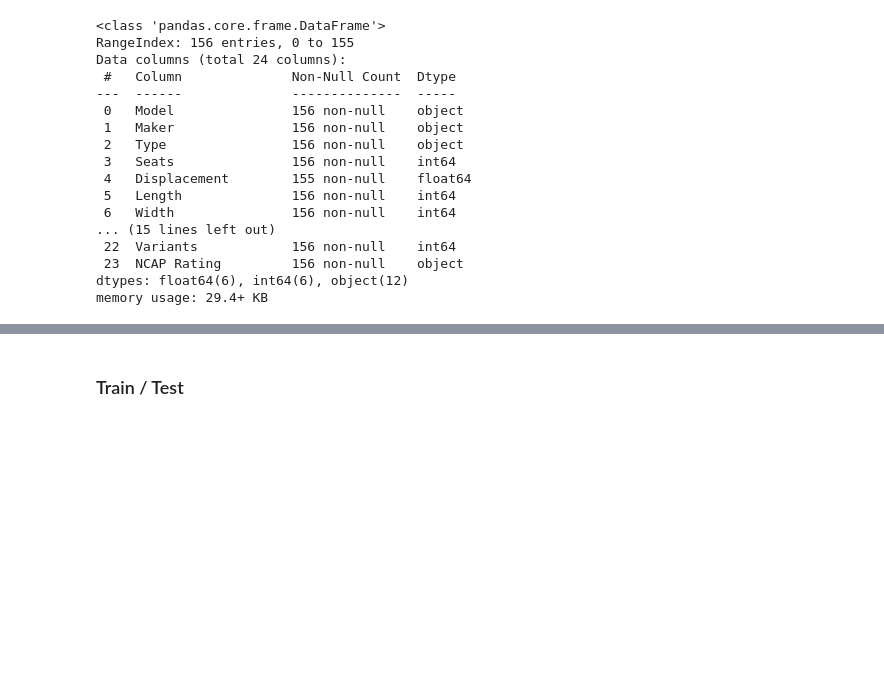
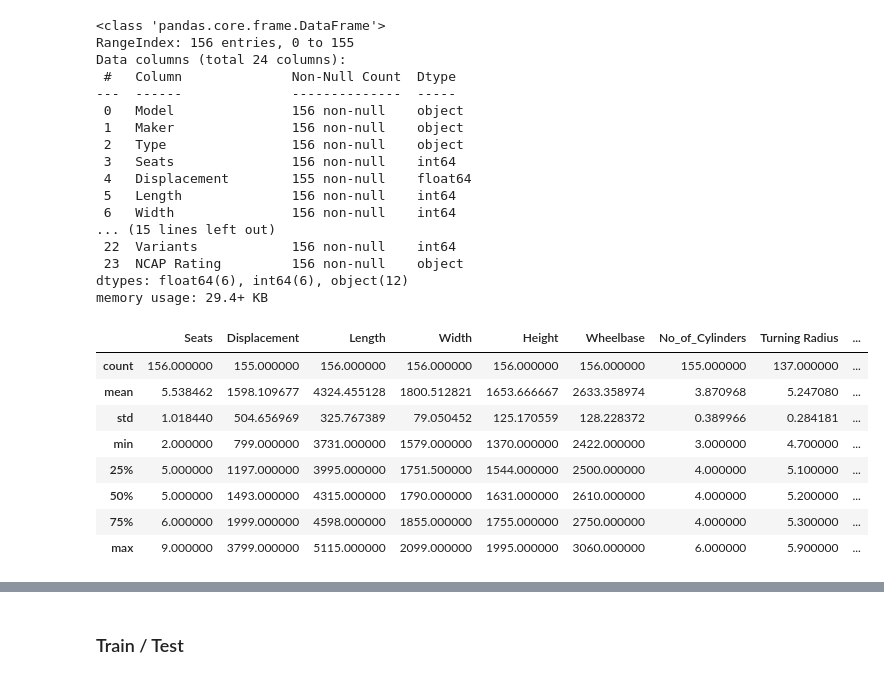
Before and after one commit to carloscalage/advanced_ai, a Jupyter notebook: decision_tree.ipynb, the cells around one changed output, grey strips where cells are left out. Saved outputs shown, nothing was run; the diff lists cells and outputs as text; code cells hidden in the pictures; blank space fills up the shorter version.

```diff
--- a/decision_tree.ipynb
+++ b/decision_tree.ipynb
@@ -210,3 +210,15 @@ Data columns (total 24 columns):
  23  NCAP Rating         156 non-null    object
 dtypes: float64(6), int64(6), object(12)
 memory usage: 29.4+ KB
+# %%
+df.describe()
+# %% [output]
+|  | Seats | Displacement | Length | Width | Height | Wheelbase | No_of_Cylinders | Turning Radius | ... |
+| count | 156.000000 | 155.000000 | 156.000000 | 156.000000 | 156.000000 | 156.000000 | 155.000000 | 137.000000 | ... |
+| mean | 5.538462 | 1598.109677 | 4324.455128 | 1800.512821 | 1653.666667 | 2633.358974 | 3.870968 | 5.247080 | ... |
+| std | 1.018440 | 504.656969 | 325.767389 | 79.050452 | 125.170559 | 128.228372 | 0.389966 | 0.284181 | ... |
+| min | 2.000000 | 799.000000 | 3731.000000 | 1579.000000 | 1370.000000 | 2422.000000 | 3.000000 | 4.700000 | ... |
+| 25% | 5.000000 | 1197.000000 | 3995.000000 | 1751.500000 | 1544.000000 | 2500.000000 | 4.000000 | 5.100000 | ... |
+| 50% | 5.000000 | 1493.000000 | 4315.000000 | 1790.000000 | 1631.000000 | 2610.000000 | 4.000000 | 5.200000 | ... |
+| 75% | 6.000000 | 1999.000000 | 4598.000000 | 1855.000000 | 1755.000000 | 2750.000000 | 4.000000 | 5.300000 | ... |
+| max | 9.000000 | 3799.000000 | 5115.000000 | 2099.000000 | 1995.000000 | 3060.000000 | 6.000000 | 5.900000 | ... |
```
Also changed, not shown: parts of 19 cells of this notebook.
